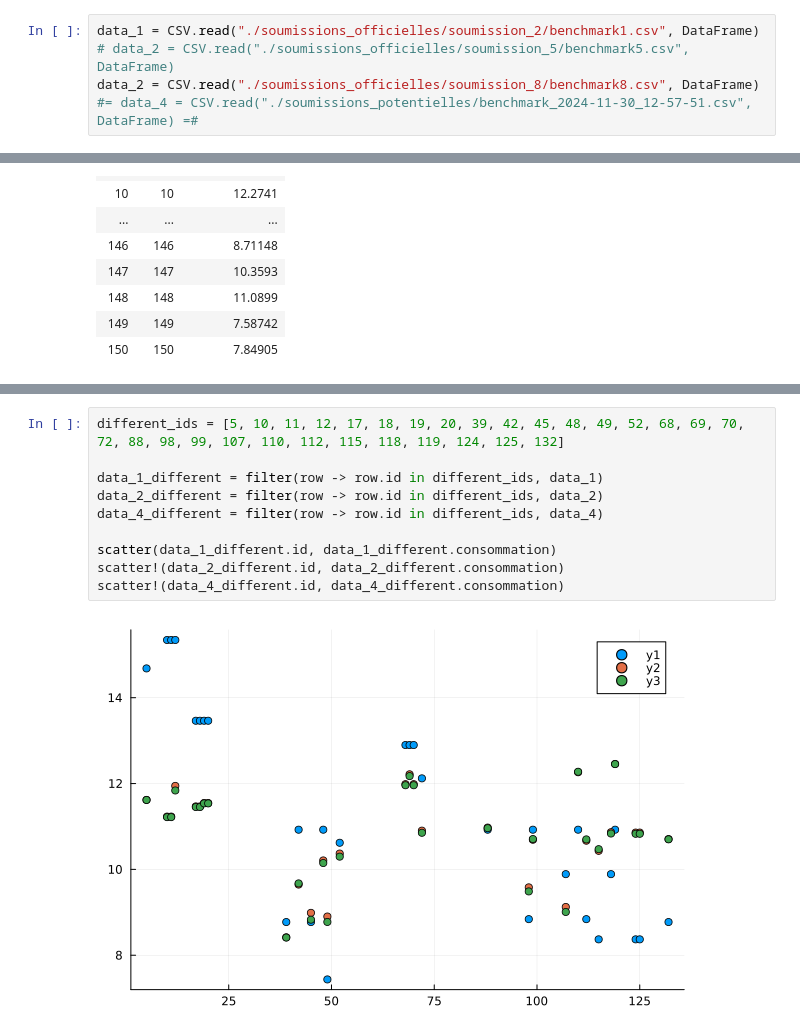
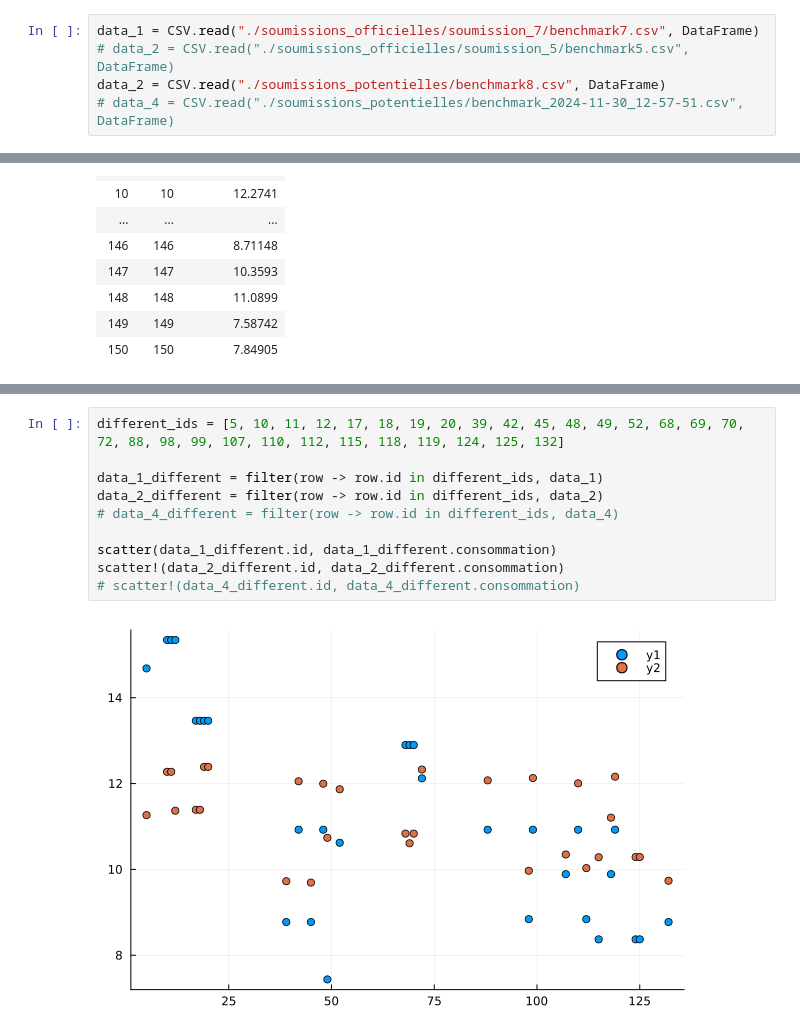
Before and after one commit to Antoine-Lafrance/concours-mth3302, a Jupyter notebook: eval.ipynb, the cells around one changed output, grey strips where cells are left out. Cells and saved outputs as stored; diff of their text form.

```diff
--- a/eval.ipynb
+++ b/eval.ipynb
@@ -8,10 +8,10 @@ import Pkg; Pkg.add("Plots")
 # %%
 using CSV, DataFrames, Statistics, Dates, Gadfly, LinearAlgebra, Plots
 # %%
-data_1 = CSV.read("./soumissions_officielles/soumission_2/benchmark1.csv", DataFrame)
+data_1 = CSV.read("./soumissions_officielles/soumission_7/benchmark7.csv", DataFrame)
 # data_2 = CSV.read("./soumissions_officielles/soumission_5/benchmark5.csv", DataFrame)
-data_2 = CSV.read("./soumissions_officielles/soumission_8/benchmark8.csv", DataFrame)
-#= data_4 = CSV.read("./soumissions_potentielles/benchmark_2024-11-30_12-57-51.csv", DataFrame) =#
+data_2 = CSV.read("./soumissions_potentielles/benchmark8.csv", DataFrame)
+# data_4 = CSV.read("./soumissions_potentielles/benchmark_2024-11-30_12-57-51.csv", DataFrame)
 # %% [output]
 150×2 DataFrame
 125 rows omitted
@@ -54,15 +56,15 @@ scatter!(data_2_common.id, data_2_common.consommation)
 # %%
 different_ids = [5, 10, 11, 12, 17, 18, 19, 20, 39, 42, 45, 48, 49, 52, 68, 69, 70, 72, 88, 98, 99, 107, 110, 112, 115, 118, 119, 124, 125, 132]
 
 data_1_different = filter(row -> row.id in different_ids, data_1)
 data_2_different = filter(row -> row.id in different_ids, data_2)
-data_4_different = filter(row -> row.id in different_ids, data_4)
+# data_4_different = filter(row -> row.id in different_ids, data_4)
 
 scatter(data_1_different.id, data_1_different.consommation)
 scatter!(data_2_different.id, data_2_different.consommation)
-scatter!(data_4_different.id, data_4_different.consommation)
+# scatter!(data_4_different.id, data_4_different.consommation)
 # %% [output]
-[figure, old version]
+[figure, new version]
 # %%
 prediction = vcat(data_2_common, data_1_different)
 prediction = sort(prediction, :id)
```
Also changed, not shown: parts of 4 cells of this notebook, 1 other file.
